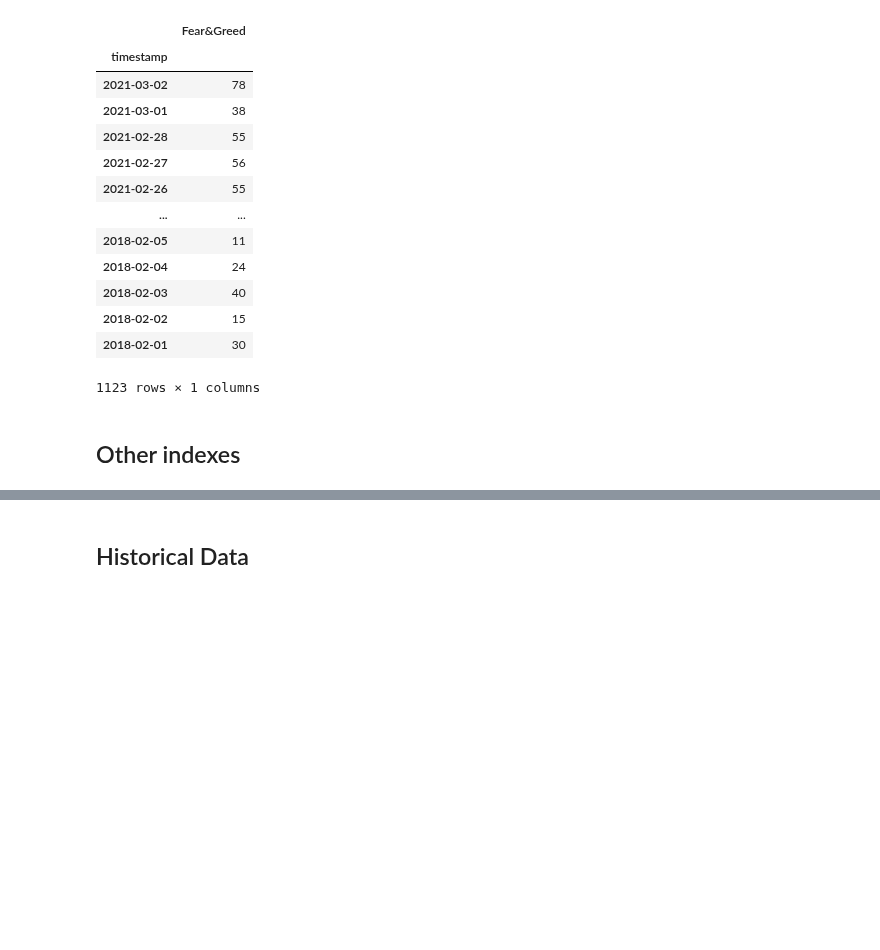
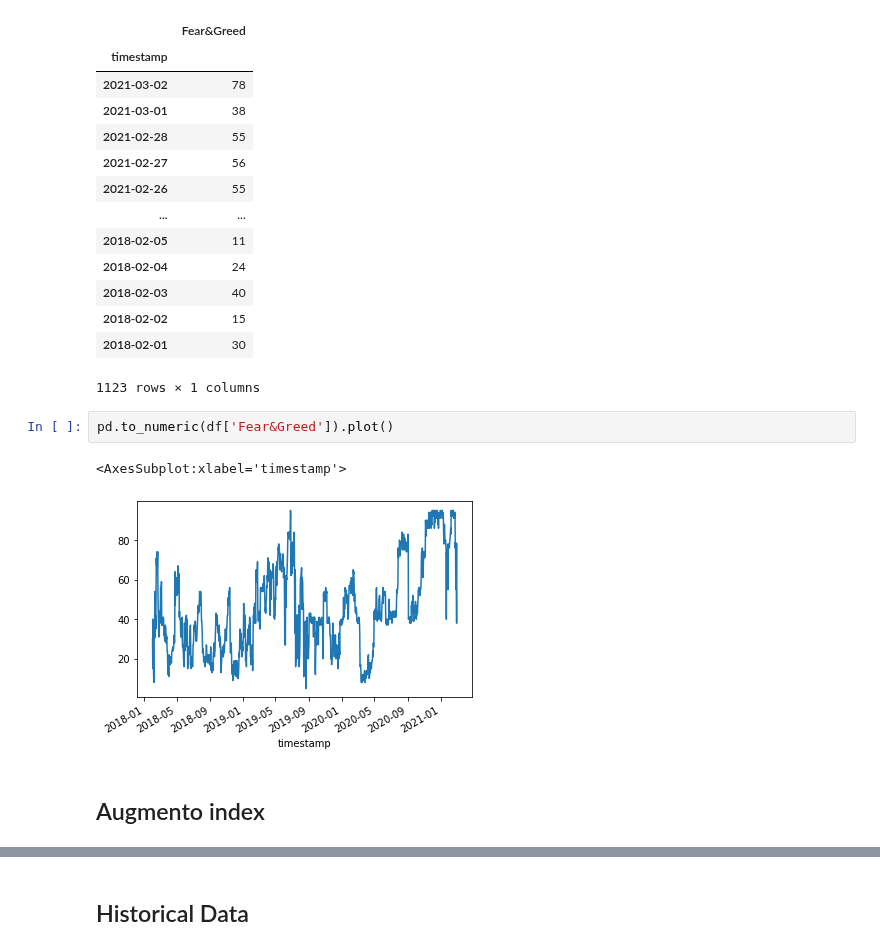
Before and after one commit to Dmunozig/crypto_sentiment, a Jupyter notebook: notebooks/Diego_EDA_notebook.ipynb, the cells around one changed output, grey strips where cells are left out. Cells and saved outputs as stored; diff of their text form; blank space fills up the shorter version.

```diff
--- a/notebooks/Diego_EDA_notebook.ipynb
+++ b/notebooks/Diego_EDA_notebook.ipynb
@@ -109,5 +109,10 @@ df
 | 2018-02-02 | 15 |
 | 2018-02-01 | 30 |
 1123 rows × 1 columns
-# %% [markdown]
-## Other indexes
+# %%
+pd.to_numeric(df['Fear&Greed']).plot()
+# %% [output]
+<AxesSubplot:xlabel='timestamp'>
+[figure, added]
+# %% [markdown]
+## Augmento index
```
Also changed, not shown: parts of 19 cells of this notebook.
